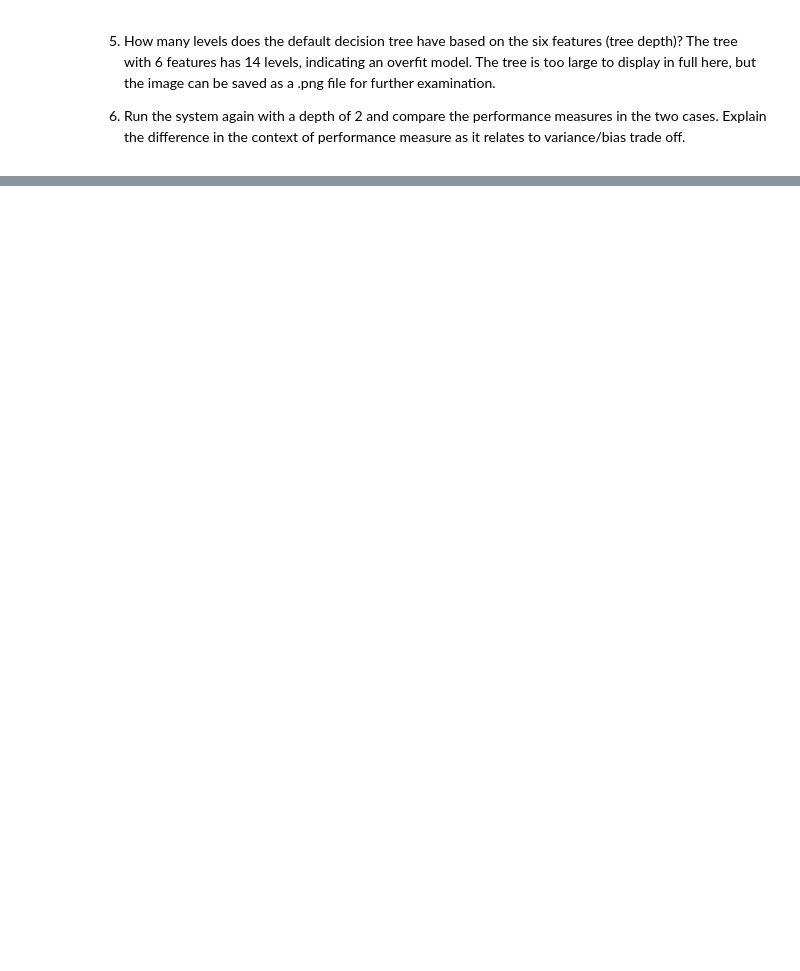
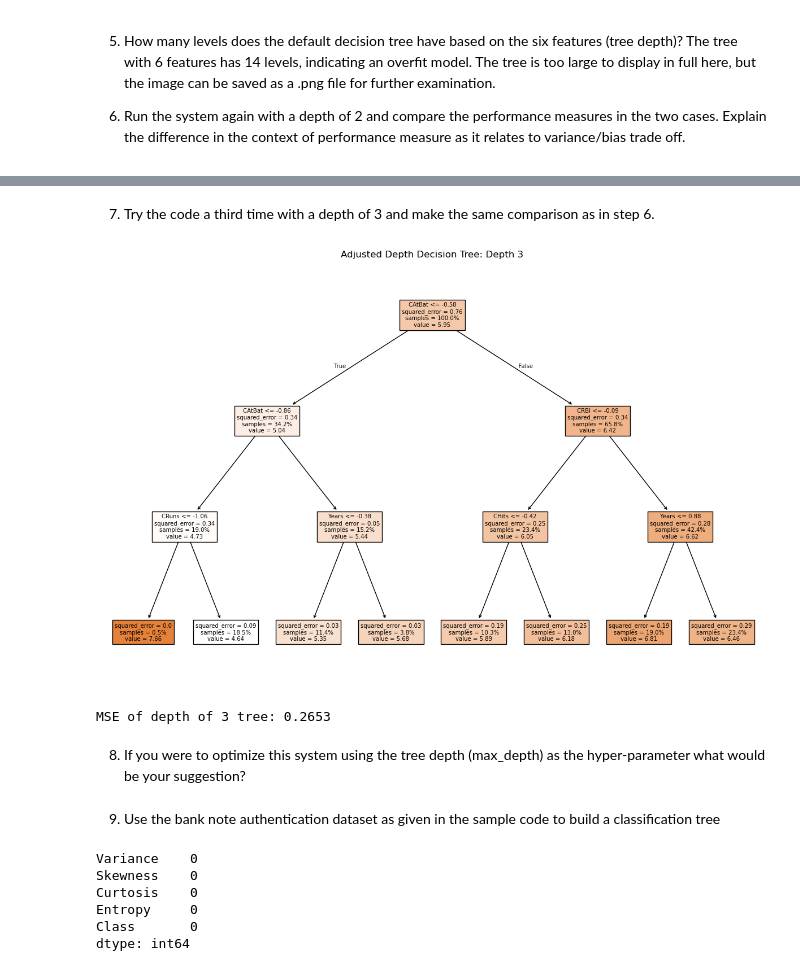
Before and after one commit to Trolann/cmpe188-assignments, a Jupyter notebook: decisiontree_assignment/descisionTree_hw_baseball_CMPE188.ipynb, the cells around one changed output, grey strips where cells are left out. Drawn from its saved outputs; the diff is of its cells as text; code cells hidden in the pictures; blank space fills up the shorter version.

```diff
--- a/decisiontree_assignment/descisionTree_hw_baseball_CMPE188.ipynb
+++ b/decisiontree_assignment/descisionTree_hw_baseball_CMPE188.ipynb
@@ -260,0 +286,38 @@ variance/bias trade off.
+# %% [markdown]
+7. Try the code a third time with a depth of 3 and make the same comparison as in step 6.
+# %%
+depth_3_model = DecisionTreeRegressor(max_depth=3)
+depth_3_model.fit(X_train, y_train)
+feature_names = X1_selected.columns if hasattr(X1_selected, 'columns') else None
+plt.figure(figsize=(12, 8))
+plot_tree(depth_3_model, filled=True,
+          feature_names=selected_feature_names,
+          precision=2, proportion=True)
+plt.title(f"Adjusted Depth Decision Tree: Depth {depth_3_model.get_depth()}")
+plt.tight_layout()
+plt.show()
+# %% [output]
+[figure, added]
+# %%
+depth_3_predict = depth_3_model.predict(X_test)
+depth_3_mse = mean_squared_error(y_test, depth_3_predict)
+print(f"MSE of depth of 3 tree: {depth_3_mse:.4f}")
+# %% [output]
+MSE of depth of 3 tree: 0.2653
+# %% [markdown]
+8. If you were to optimize this system using the tree depth (max_depth) as the hyper-parameter what would be your suggestion?
+# %% [markdown]
+9. Use the bank note authentication dataset as given in the sample code to build a classification tree
+# %%
+filename = 'bill_authentication.csv'
+data = read_csv(filename)
+set_printoptions(precision=3)
+data.head(5)
+print(data.isnull().sum())
+# %% [output]
+Variance    0
+Skewness    0
+Curtosis    0
+Entropy     0
+Class       0
+dtype: int64
```
Also changed, not shown: parts of 14 cells of this notebook, 1 other file.
